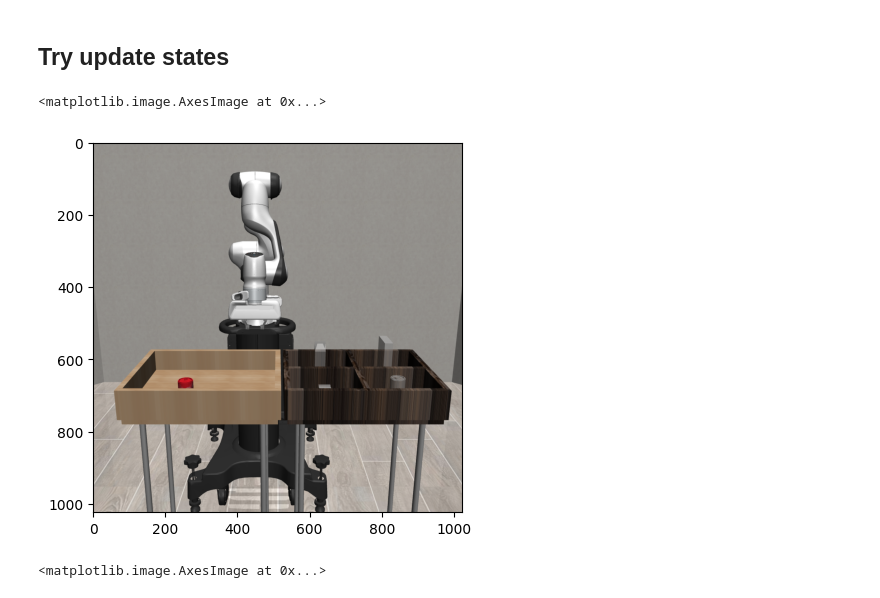
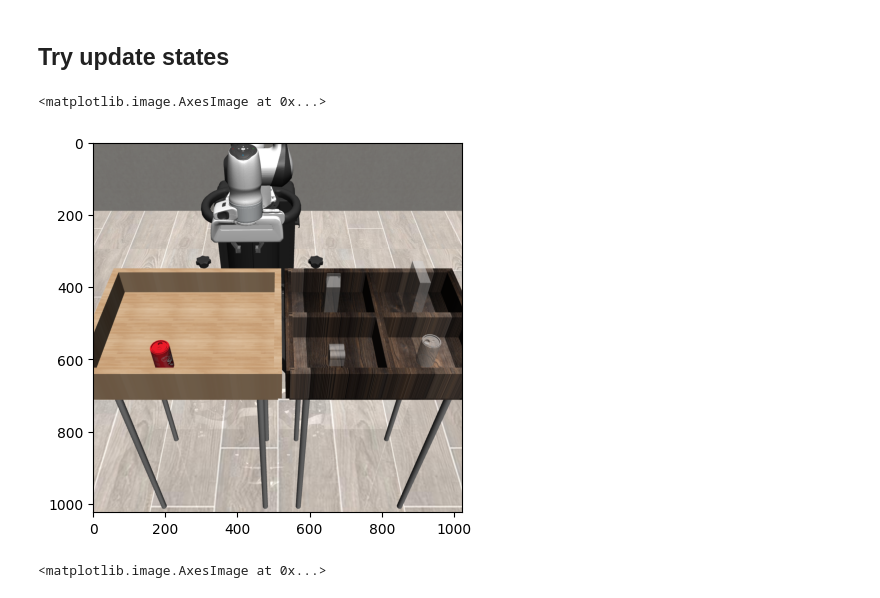
Before and after one commit to fengjielab/learnning_robotsuit, a Jupyter notebook: notebooks/playback_demonstrations_from_hdf5.ipynb, the cells around one changed output. Cells and saved outputs as stored; diff of their text form; code cells hidden in the pictures.

```diff
--- a/notebooks/playback_demonstrations_from_hdf5.ipynb
+++ b/notebooks/playback_demonstrations_from_hdf5.ipynb
@@ -22,10 +22,10 @@ f = h5py.File(hdf5_path, "r")
 env_args = json.loads(f["data"].attrs["env_args"])
 env_name = env_args['env_name']
 env_info = env_args['env_kwargs']
-env_info['camera_names'] = 'frontview'
-env_info['has_renderer'] = True
-env_info['use_camera_obs'] = False
-env_info['has_offscreen_renderer'] = False
+env_info['camera_names'] = ['frontview', 'agentview', 'birdview', 'robot0_eye_in_hand']
+env_info['has_renderer'] = False
+env_info['use_camera_obs'] = True
+env_info['has_offscreen_renderer'] = True
 env_info['camera_heights'] = 1024
 env_info['camera_widths'] = 1024
 # %%
@@ -113,22 +113,22 @@ state_0 = f["data/{}/states".format(ep)][0]
 # %%
 env_demo = robosuite.make(
     env_name,
     **env_info
 )
 
 env_demo.reset()
 initial_state_demo = env_demo.sim.get_state().flatten()
 
 env_demo.sim.set_state_from_flattened(state_0)
 env_demo.sim.forward()
 
 action_0 = f["data/{}/actions".format(ep)][0]
 
 obs_demo, reward_demo, done_demo, info_demo = env_demo.step(action_0)
-plt.imshow(obs_demo['frontview_image'][::-1, :, :])
+plt.imshow(obs_demo['agentview_image'][::-1, :, :])
 # %% [output]
 <matplotlib.image.AxesImage at 0x...>
-[figure, old version]
+[figure, new version]
 # %%
 env = robosuite.make(
     'PickPlaceCansSingle',
```
Also changed, not shown: parts of 2 cells of this notebook, 3 other files.
